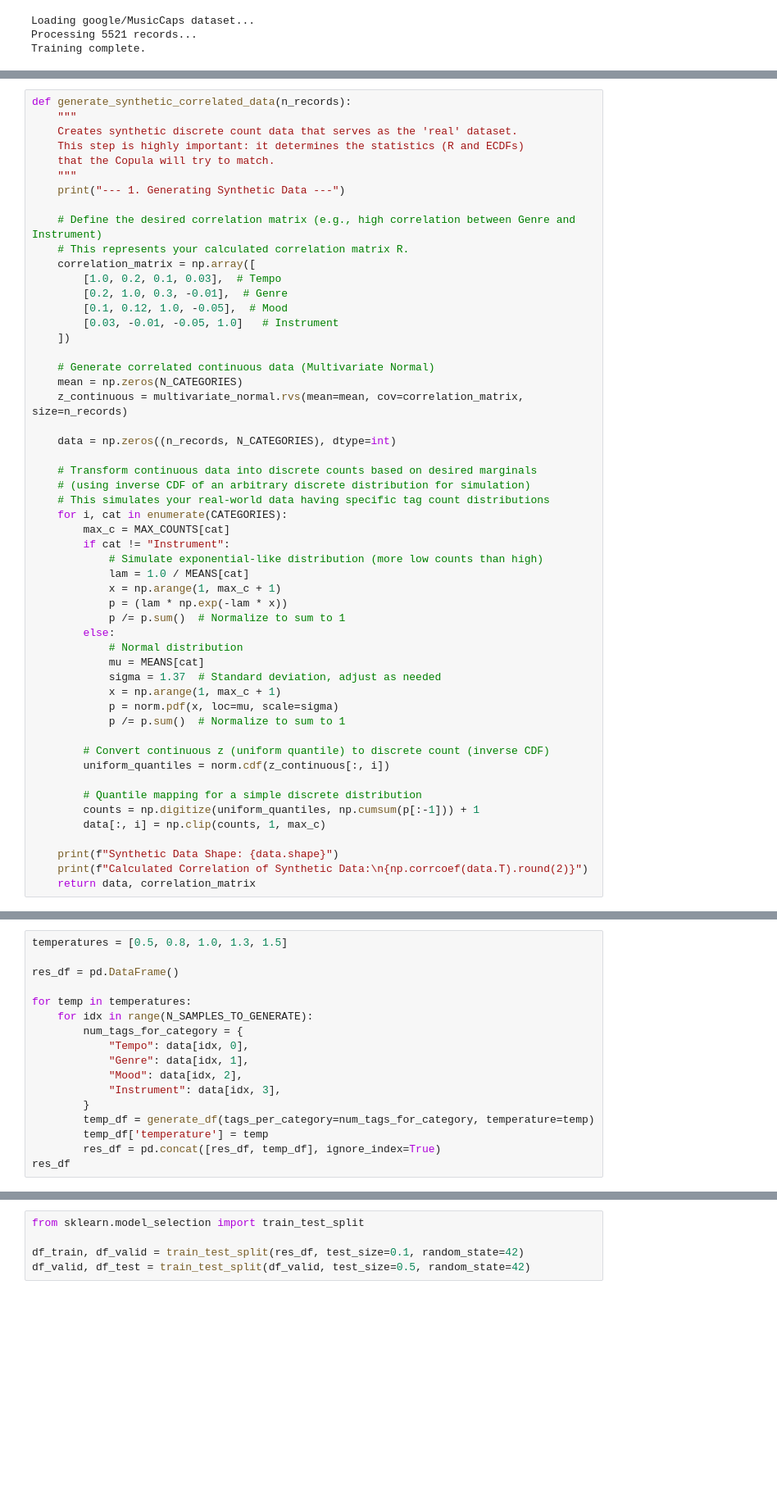
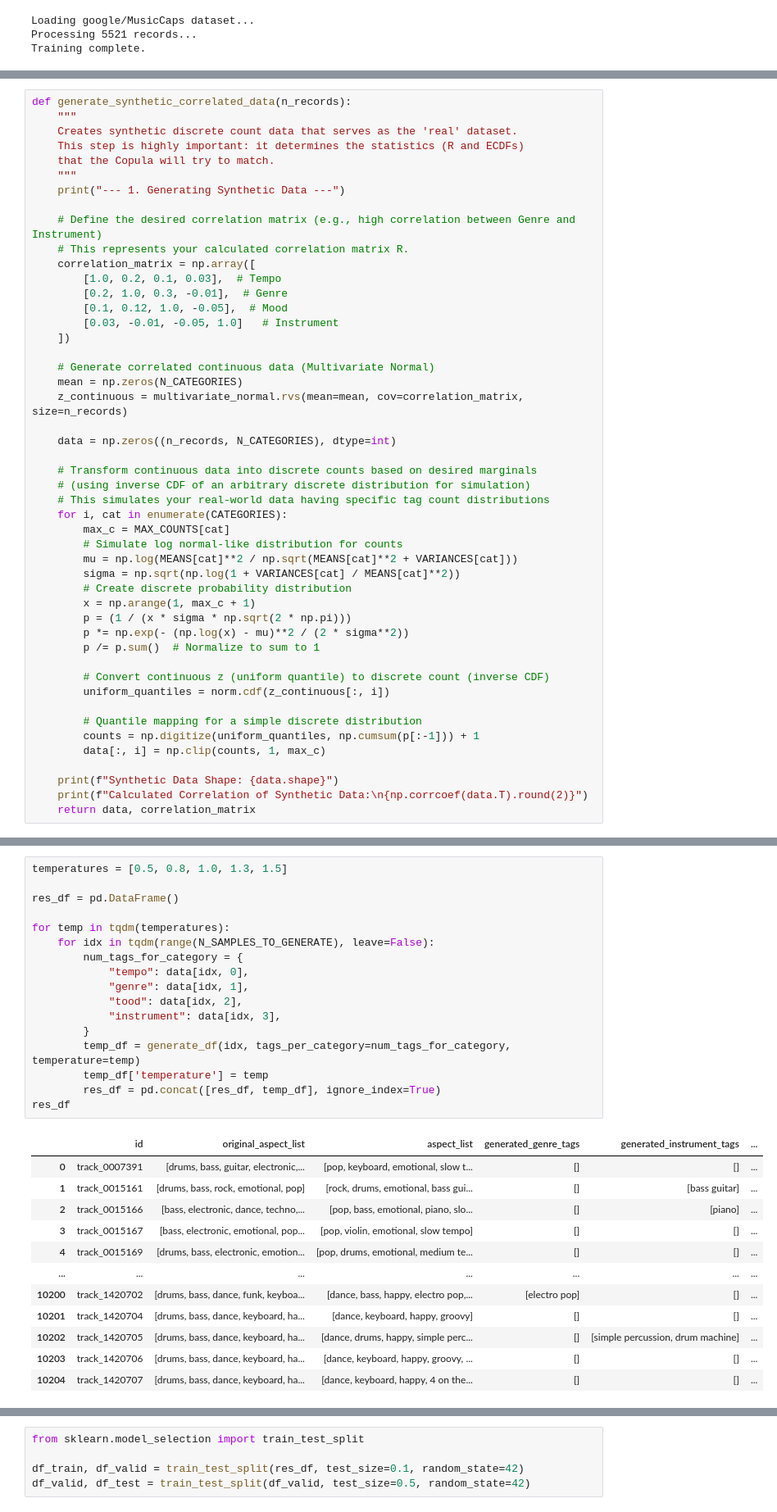
Before and after one commit to BrunoSienkiewicz/ConceptCaps, a Jupyter notebook: notebooks/generate-causal-tags-dataset2.ipynb, the cells around one changed output, grey strips where cells are left out. Shown at 82% size. Drawn from its saved outputs; the diff is of its cells as text; blank space fills up the shorter version.

```diff
--- a/notebooks/generate-causal-tags-dataset2.ipynb
+++ b/notebooks/generate-causal-tags-dataset2.ipynb
@@ -326,19 +338,14 @@ def generate_synthetic_correlated_data(n_records):
     # This simulates your real-world data having specific tag count distributions
     for i, cat in enumerate(CATEGORIES):
         max_c = MAX_COUNTS[cat]
-        if cat != "Instrument":
-            # Simulate exponential-like distribution (more low counts than high)
-            lam = 1.0 / MEANS[cat]
-            x = np.arange(1, max_c + 1)
-            p = (lam * np.exp(-lam * x))
-            p /= p.sum()  # Normalize to sum to 1
-        else:
-            # Normal distribution
-            mu = MEANS[cat]
-            sigma = 1.37  # Standard deviation, adjust as needed
-            x = np.arange(1, max_c + 1)
-            p = norm.pdf(x, loc=mu, scale=sigma)
-            p /= p.sum()  # Normalize to sum to 1
+        # Simulate log normal-like distribution for counts
+        mu = np.log(MEANS[cat]**2 / np.sqrt(MEANS[cat]**2 + VARIANCES[cat]))
+        sigma = np.sqrt(np.log(1 + VARIANCES[cat] / MEANS[cat]**2))
+        # Create discrete probability distribution
+        x = np.arange(1, max_c + 1)
+        p = (1 / (x * sigma * np.sqrt(2 * np.pi)))
+        p *= np.exp(- (np.log(x) - mu)**2 / (2 * sigma**2))
+        p /= p.sum()  # Normalize to sum to 1
 
         # Convert continuous z (uniform quantile) to discrete count (inverse CDF)
         uniform_quantiles = norm.cdf(z_continuous[:, i])
@@ -371,18 +378,30 @@ Calculated Correlation of Synthetic Data:
 # %%
 temperatures = [0.5, 0.8, 1.0, 1.3, 1.5]
 
 res_df = pd.DataFrame()
 
-for temp in temperatures:
-    for idx in range(N_SAMPLES_TO_GENERATE):
+for temp in tqdm(temperatures):
+    for idx in tqdm(range(N_SAMPLES_TO_GENERATE), leave=False):
         num_tags_for_category = {
-            "Tempo": data[idx, 0],
-            "Genre": data[idx, 1],
-            "Mood": data[idx, 2],
-            "Instrument": data[idx, 3],
+            "tempo": data[idx, 0],
+            "genre": data[idx, 1],
+            "tood": data[idx, 2],
+            "instrument": data[idx, 3],
         }
-        temp_df = generate_df(tags_per_category=num_tags_for_category, temperature=temp)
+        temp_df = generate_df(idx, tags_per_category=num_tags_for_category, temperature=temp)
         temp_df['temperature'] = temp
         res_df = pd.concat([res_df, temp_df], ignore_index=True)
 res_df
 # %% [output]
+|  | id | original_aspect_list | aspect_list | generated_genre_tags | generated_instrument_tags | ... |
+| 0 | track_0007391 | [drums, bass, guitar, electronic,... | [pop, keyboard, emotional, slow t... | [] | [] | ... |
+| 1 | track_0015161 | [drums, bass, rock, emotional, pop] | [rock, drums, emotional, bass gui... | [] | [bass guitar] | ... |
+| 2 | track_0015166 | [bass, electronic, dance, techno,... | [pop, bass, emotional, piano, slo... | [] | [piano] | ... |
+| 3 | track_0015167 | [bass, electronic, emotional, pop... | [pop, violin, emotional, slow tempo] | [] | [] | ... |
+| 4 | track_0015169 | [drums, bass, electronic, emotion... | [pop, drums, emotional, medium te... | [] | [] | ... |
+| ... | ... | ... | ... | ... | ... | ... |
+| 10200 | track_1420702 | [drums, bass, dance, funk, keyboa... | [dance, bass, happy, electro pop,... | [electro pop] | [] | ... |
+| 10201 | track_1420704 | [drums, bass, dance, keyboard, ha... | [dance, keyboard, happy, groovy] | [] | [] | ... |
+| 10202 | track_1420705 | [drums, bass, dance, keyboard, ha... | [dance, drums, happy, simple perc... | [] | [simple percussion, drum machine] | ... |
+| 10203 | track_1420706 | [drums, bass, dance, keyboard, ha... | [dance, keyboard, happy, groovy, ... | [] | [] | ... |
+| 10204 | track_1420707 | [drums, bass, dance, keyboard, ha... | [dance, keyboard, happy, 4 on the... | [] | [] | ... |
```
Also changed, not shown: parts of 9 cells of this notebook, 15 other files.
